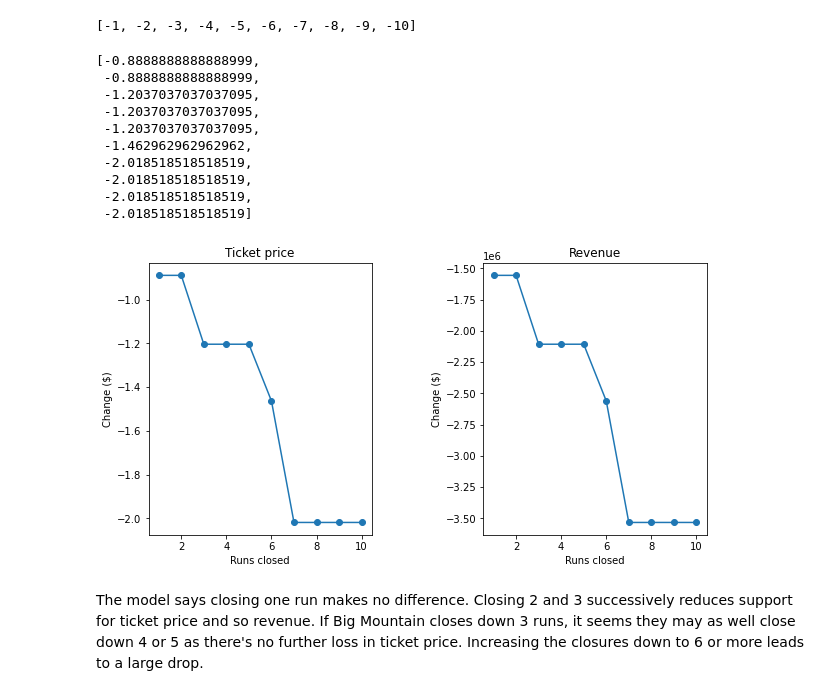
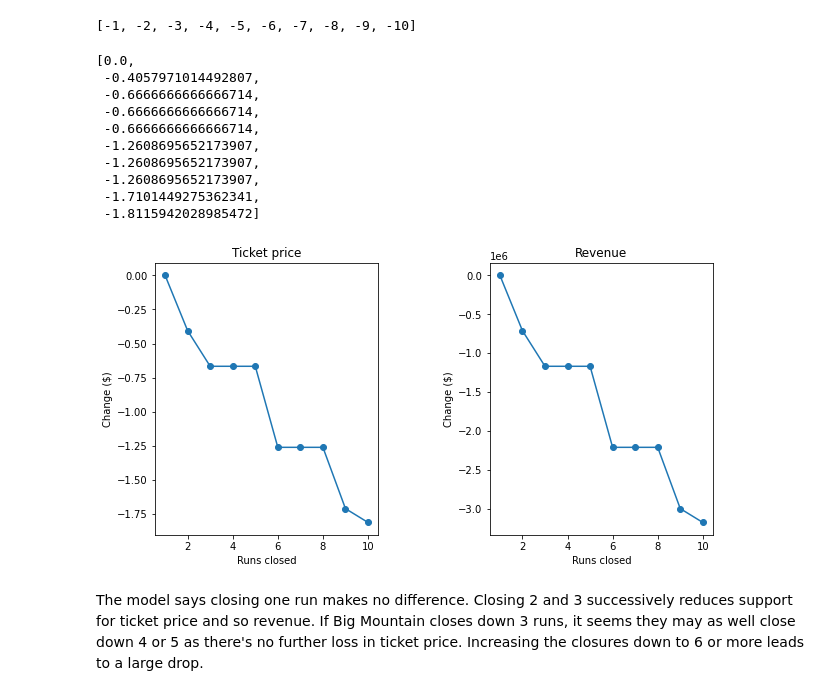
Before and after one commit to kcnsd24/springboardlib, a Jupyter notebook: 05_modeling.ipynb, the cells around one changed output. Drawn from its saved outputs; the diff is of its cells as text; code cells hidden in the pictures.

```diff
--- a/05_modeling.ipynb
+++ b/05_modeling.ipynb
@@ -315,7 +311,7 @@ def predict_increase(features, deltas):
 
     bm2 = X_bm.copy()
     for f, d in zip(features, deltas):
-        bm2[features] += deltas
+        bm2[f] += d
     return model.predict(bm2).item() - model.predict(X_bm).item()
 # %% [markdown]
 ### 5.9.1 Scenario 1<a id='5.9.1_Scenario_1'></a>
@@ -331,34 +327,34 @@ price_deltas = [predict_increase(['Runs'], [delta]) for delta in runs_delta]
 # %%
 price_deltas
 # %% [output]
-[-0.8888888888888999,
- -0.8888888888888999,
- -1.2037037037037095,
- -1.2037037037037095,
- -1.2037037037037095,
- -1.462962962962962,
- -2.018518518518519,
- -2.018518518518519,
- -2.018518518518519,
- -2.018518518518519]
+[0.0,
+ -0.4057971014492807,
+ -0.6666666666666714,
+ -0.6666666666666714,
+ -0.6666666666666714,
+ -1.2608695652173907,
+ -1.2608695652173907,
+ -1.2608695652173907,
+ -1.7101449275362341,
+ -1.8115942028985472]
 # %%
 #Code task 3#
 #Create two plots, side by side, for the predicted ticket price change (delta) for each
 #condition (number of runs closed) in the scenario and the associated predicted revenue
 #change on the assumption that each of the expected visitors buys 5 tickets
 #There are two things to do here:
 #1 - use a list comprehension to create a list of the number of runs closed from `runs_delta`
 #2 - use a list comprehension to create a list of predicted revenue changes from `price_deltas`
-runs_closed = [-1 * runs for runs in runs_delta] #1
+runs_closed = [-1 * d for d in runs_delta]
 fig, ax = plt.subplots(1, 2, figsize=(10, 5))
 fig.subplots_adjust(wspace=0.5)
 ax[0].plot(runs_closed, price_deltas, 'o-')
 ax[0].set(xlabel='Runs closed', ylabel='Change ($)', title='Ticket price')
-revenue_deltas = [5 * expected_visitors * rev for rev in price_deltas] #2
+revenue_deltas = [5 * expected_visitors * delta for delta in price_deltas]
 ax[1].plot(runs_closed, revenue_deltas, 'o-')
 ax[1].set(xlabel='Runs closed', ylabel='Change ($)', title='Revenue');
 # %% [output]
-[figure, old version]
+[figure, new version]
 # %% [markdown]
 The model says closing one run makes no difference. Closing 2 and 3 successively reduces support for ticket price and so revenue. If Big Mountain closes down 3 runs, it seems they may as well close down 4 or 5 as there's no further loss in ticket price. Increasing the closures down to 6 or more leads to a large drop.
 # %% [markdown]
```
Also changed, not shown: parts of 20 cells of this notebook.
